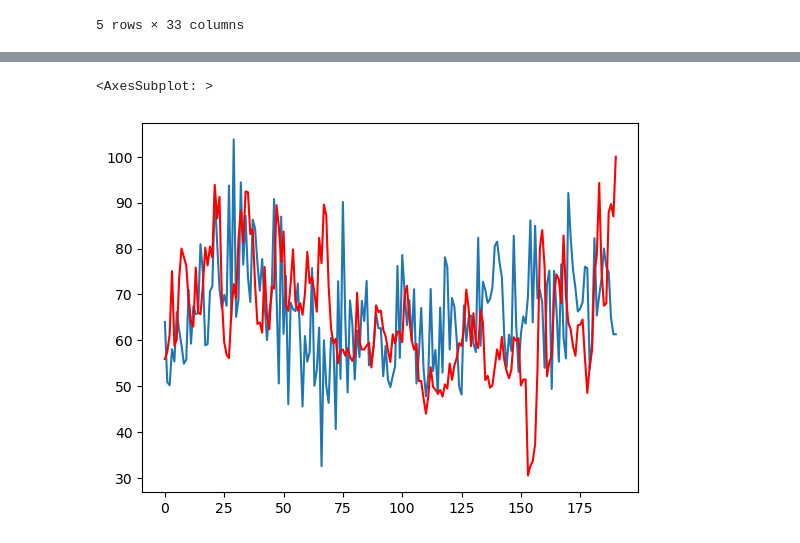
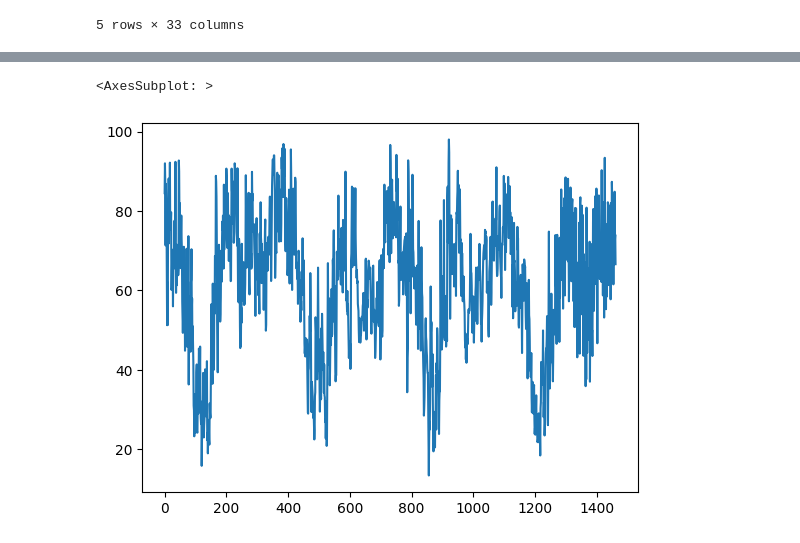
Before and after one commit to Tobia905/multiscaleio, a Jupyter notebook: notebooks/example.ipynb, the cells around one changed output, grey strips where cells are left out. Cells and saved outputs as stored; diff of their text form; code cells hidden in the pictures.

```diff
--- a/notebooks/example.ipynb
+++ b/notebooks/example.ipynb
@@ -85,9 +78,6 @@ See the caveats in the documentation: https://pandas.pydata.org/pandas-docs/stab
-# %%
-nan_idx = pdata[pdata["humidity"].isna()].index.to_list()
-
-pd.Series(int_[nan_idx]).plot()
-train["humidity"].iloc[nan_idx].reset_index(drop=True).plot(c="r")
-# %% [output]
-<AxesSubplot: >
-[figure, removed]
+# %%
+pd.Series(int_).plot()
+# %% [output]
+<AxesSubplot: >
+[figure, added]
 # %%
```
Also changed, not shown: parts of 16 cells of this notebook, 2 other files.
